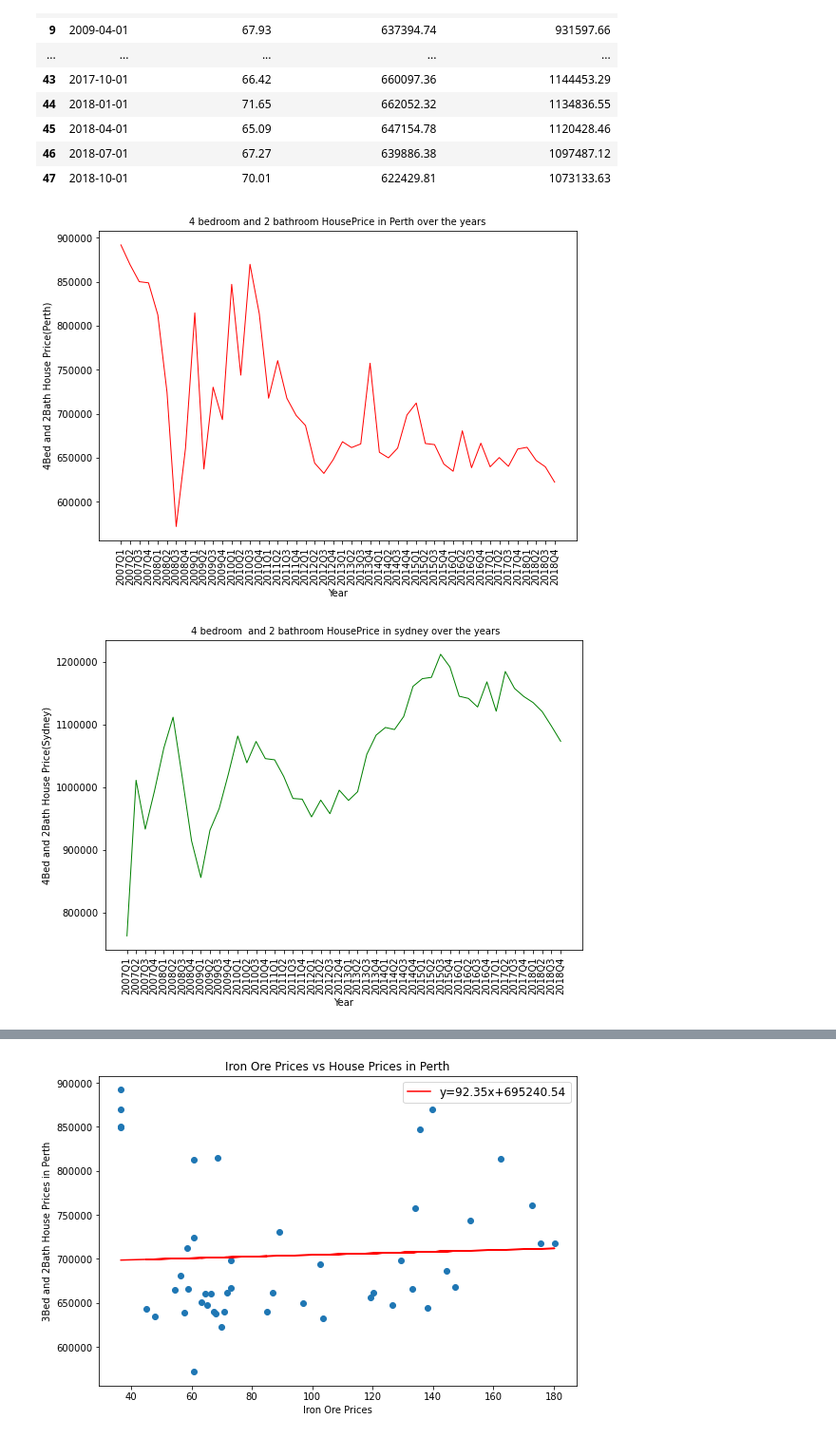
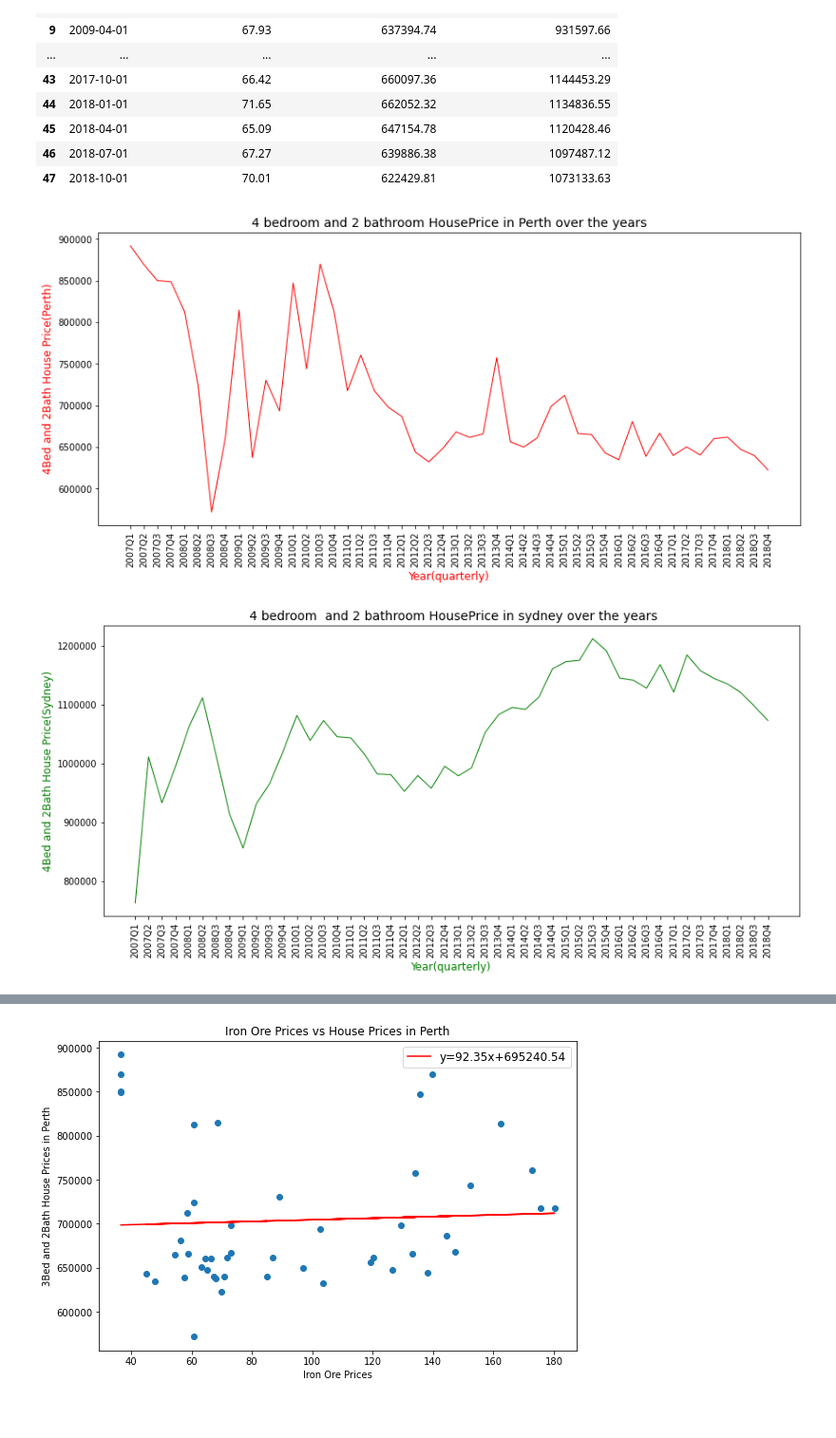
Before and after one commit to Dion-Daniels/Project1, a Jupyter notebook: Data/House_Commodities_Data_Analysis.ipynb, the cells around one changed output, grey strips where cells are left out. Shown at 95% size. Saved outputs shown, nothing was run; the diff lists cells and outputs as text; code cells hidden in the pictures; blank space fills up the shorter version.

```diff
--- a/Data/House_Commodities_Data_Analysis.ipynb
+++ b/Data/House_Commodities_Data_Analysis.ipynb
@@ -177,38 +177,38 @@ houses_4bed2bath_iron_combined
 # %%
 #Setting the x_axis and y_axis from the irondata_filtered dataframe
 x_axis=houses_4bed2bath_iron_combined["Date"]
 y_axis=houses_4bed2bath_iron_combined["Average_Houseprice_Perth"]
 
 #Figure size
-fig1, ax1 = plt.subplots(figsize=(9,6))
+fig1, ax1 = plt.subplots(figsize=(14,6))
 
 #Setting the x-labels, y-labels and title
-plt.xlabel("Year")
-plt.ylabel("4Bed and 2Bath House Price(Perth)")
-plt.title("4 bedroom and 2 bathroom HousePrice in Perth over the years", fontsize=10)
+plt.xlabel("Year(quarterly)",fontsize=12, color="r")
+plt.ylabel("4Bed and 2Bath House Price(Perth)",fontsize=12, color="r")
+plt.title("4 bedroom and 2 bathroom HousePrice in Perth over the years", fontsize=14)
 ax1.ticklabel_format(style='plain')
 
 #Plotting the line
 plt.plot(x_axis, y_axis, linewidth="1", color ="r")
 plt.xticks(x_axis,quarters,rotation="vertical")
 
 #Save the fig
 plt.savefig("Images/Perth_Houseprice.jpg")
 plt.show()
 # %% [output]
-[figure, old version]
+[figure, new version]
 # %%
 #Setting the x_axis and y_axis from the irondata_filtered dataframe
 x_axis=houses_4bed2bath_iron_combined["Date"]
 y_axis=houses_4bed2bath_iron_combined["Average_Houseprice_Sydney"]
 
 #Figure size
-fig1, ax1 = plt.subplots(figsize=(9,6))
+fig1, ax1 = plt.subplots(figsize=(14,6))
 
 #Setting the x-labels, y-labels and title
-plt.xlabel("Year")
-plt.ylabel("4Bed and 2Bath House Price(Sydney)")
-plt.title(" 4 bedroom  and 2 bathroom HousePrice in sydney over the years", fontsize=10)
+plt.xlabel("Year(quarterly)",fontsize=12, color="g")
+plt.ylabel("4Bed and 2Bath House Price(Sydney)",fontsize=12, color="g")
+plt.title(" 4 bedroom  and 2 bathroom HousePrice in sydney over the years", fontsize=14)
 ax1.ticklabel_format(style='plain')
 
 #Plotting the line
@@ -218,7 +218,7 @@ plt.xticks(x_axis,quarters,rotation="vertical")
 plt.savefig("Images/Sydney_houseprices.jpg")
 plt.show()
 # %% [output]
-[figure, old version]
+[figure, new version]
 # %%
 #Plotting to see the variation between the cities
 x_values=houses_4bed2bath_iron_combined["Date"]
```
Also changed, not shown: parts of 2 cells of this notebook, 5 other files.
